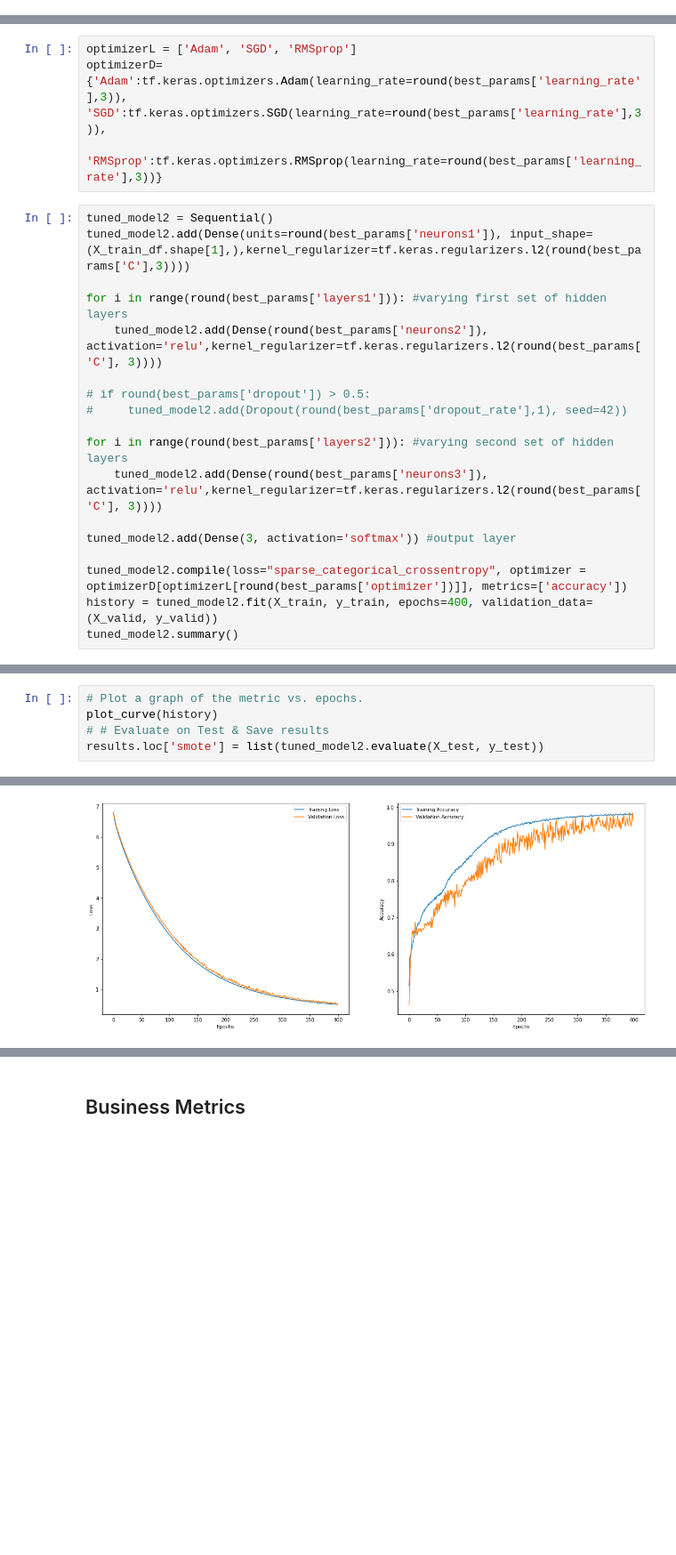
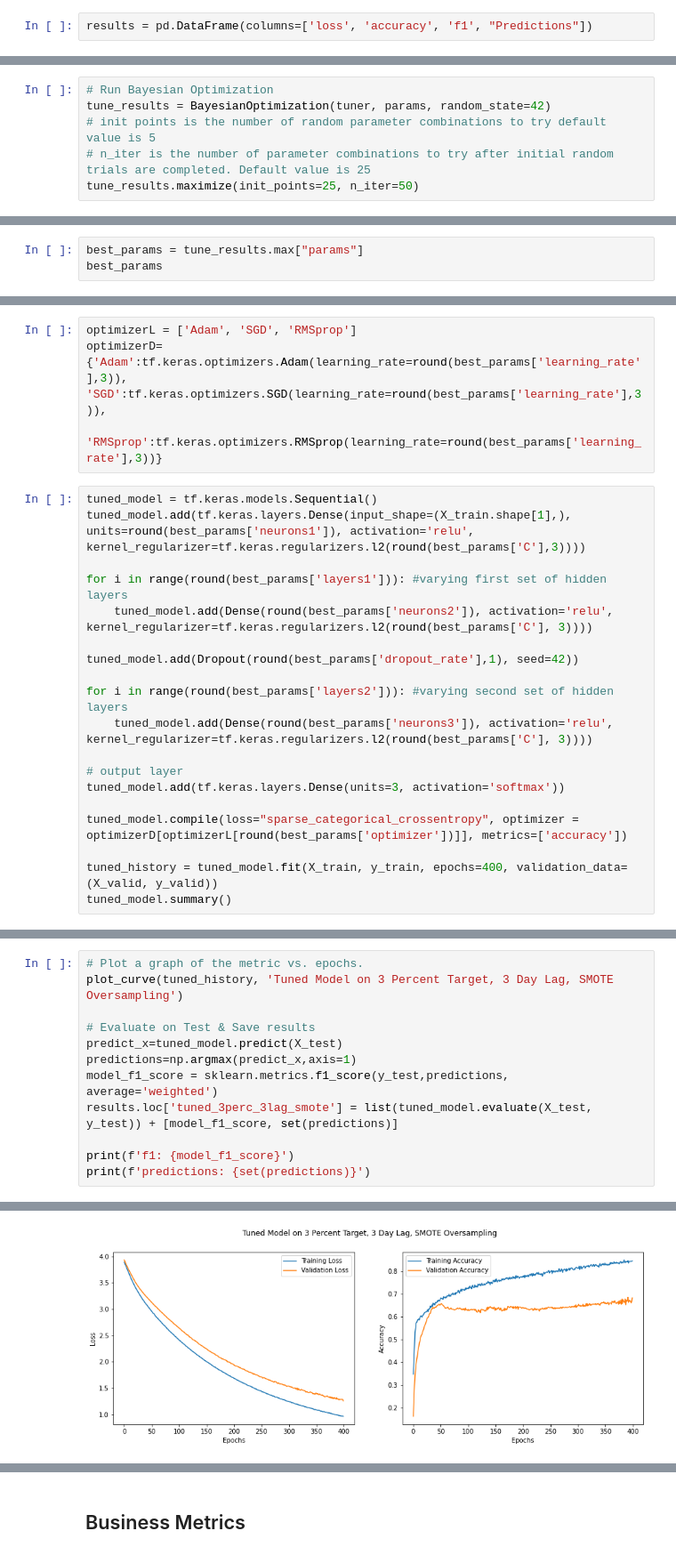
Before and after one commit to yeonatalie/bt4222-ml-sp500, a Jupyter notebook: nn.ipynb, the cells around one changed output, grey strips where cells are left out. Shown at 89% size. Drawn from its saved outputs; the diff is of its cells as text; blank space fills up the shorter version.

Commit message:
nn tuned

```diff
--- a/nn.ipynb
+++ b/nn.ipynb
@@ -408,0 +179,2 @@ best_params
+# %%
+results = pd.DataFrame(columns=['loss', 'accuracy', 'f1', "Predictions"])
@@ -408,0 +354,6 @@ best_params
+# %%
+# Run Bayesian Optimization
+tune_results = BayesianOptimization(tuner, params, random_state=42)
+# init points is the number of random parameter combinations to try default value is 5
+# n_iter is the number of parameter combinations to try after initial random trials are completed. Default value is 25
+tune_results.maximize(init_points=25, n_iter=50)
@@ -408,0 +380,3 @@ best_params
+# %%
+best_params = tune_results.max["params"]
+best_params
@@ -411,22 +397,23 @@ optimizerL = ['Adam', 'SGD', 'RMSprop']
 optimizerD= {'Adam':tf.keras.optimizers.Adam(learning_rate=round(best_params['learning_rate'],3)), 'SGD':tf.keras.optimizers.SGD(learning_rate=round(best_params['learning_rate'],3)),
               'RMSprop':tf.keras.optimizers.RMSprop(learning_rate=round(best_params['learning_rate'],3))}
 # %%
-tuned_model2 = Sequential()
-tuned_model2.add(Dense(units=round(best_params['neurons1']), input_shape=(X_train_df.shape[1],),kernel_regularizer=tf.keras.regularizers.l2(round(best_params['C'],3))))
+tuned_model = tf.keras.models.Sequential()
+tuned_model.add(tf.keras.layers.Dense(input_shape=(X_train.shape[1],), units=round(best_params['neurons1']), activation='relu', kernel_regularizer=tf.keras.regularizers.l2(round(best_params['C'],3))))
 
 for i in range(round(best_params['layers1'])): #varying first set of hidden layers
-    tuned_model2.add(Dense(round(best_params['neurons2']), activation='relu',kernel_regularizer=tf.keras.regularizers.l2(round(best_params['C'], 3))))
+    tuned_model.add(Dense(round(best_params['neurons2']), activation='relu', kernel_regularizer=tf.keras.regularizers.l2(round(best_params['C'], 3))))
 
-# if round(best_params['dropout']) > 0.5:
-#     tuned_model2.add(Dropout(round(best_params['dropout_rate'],1), seed=42))
+tuned_model.add(Dropout(round(best_params['dropout_rate'],1), seed=42))
 
 for i in range(round(best_params['layers2'])): #varying second set of hidden layers
-    tuned_model2.add(Dense(round(best_params['neurons3']), activation='relu',kernel_regularizer=tf.keras.regularizers.l2(round(best_params['C'], 3))))
+    tuned_model.add(Dense(round(best_params['neurons3']), activation='relu', kernel_regularizer=tf.keras.regularizers.l2(round(best_params['C'], 3))))
 
-tuned_model2.add(Dense(3, activation='softmax')) #output layer
+# output layer
+tuned_model.add(tf.keras.layers.Dense(units=3, activation='softmax'))
 
-tuned_model2.compile(loss="sparse_categorical_crossentropy", optimizer = optimizerD[optimizerL[round(best_params['optimizer'])]], metrics=['accuracy'])
-history = tuned_model2.fit(X_train, y_train, epochs=400, validation_data=(X_valid, y_valid))
-tuned_model2.summary()
+tuned_model.compile(loss="sparse_categorical_crossentropy", optimizer = optimizerD[optimizerL[round(best_params['optimizer'])]], metrics=['accuracy'])
+
+tuned_history = tuned_model.fit(X_train, y_train, epochs=400, validation_data=(X_valid, y_valid))
+tuned_model.summary()
 # %% [output]
 Epoch 1/400
@@ -448,7 +435,14 @@ Non-trainable params: 0
 _________________________________________________________________
 # %%
 # Plot a graph of the metric vs. epochs.
-plot_curve(history)
-# # Evaluate on Test & Save results
-results.loc['smote'] = list(tuned_model2.evaluate(X_test, y_test))
+plot_curve(tuned_history, 'Tuned Model on 3 Percent Target, 3 Day Lag, SMOTE Oversampling')
+
+# Evaluate on Test & Save results
+predict_x=tuned_model.predict(X_test)
+predictions=np.argmax(predict_x,axis=1)
+model_f1_score = sklearn.metrics.f1_score(y_test,predictions, average='weighted')
+results.loc['tuned_3perc_3lag_smote'] = list(tuned_model.evaluate(X_test, y_test)) + [model_f1_score, set(predictions)]
+
+print(f'f1: {model_f1_score}')
+print(f'predictions: {set(predictions)}')
 # %% [output]
@@ -456 +452 @@ results.loc['smote'] = list(tuned_model2.evaluate(X_test, y_test))
-[figure, old version]
+[figure, new version]
```
Also changed, not shown: parts of 68 cells of this notebook.
